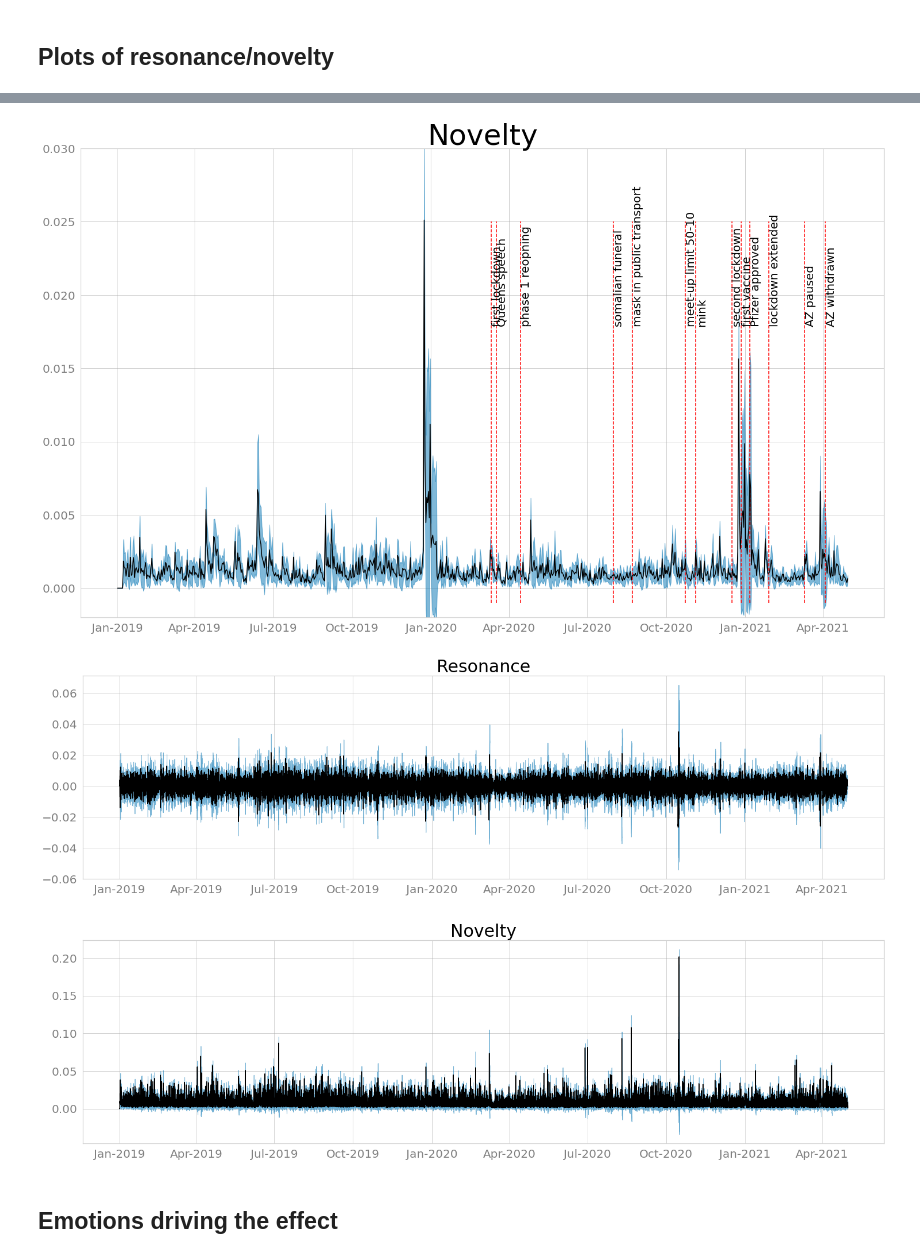
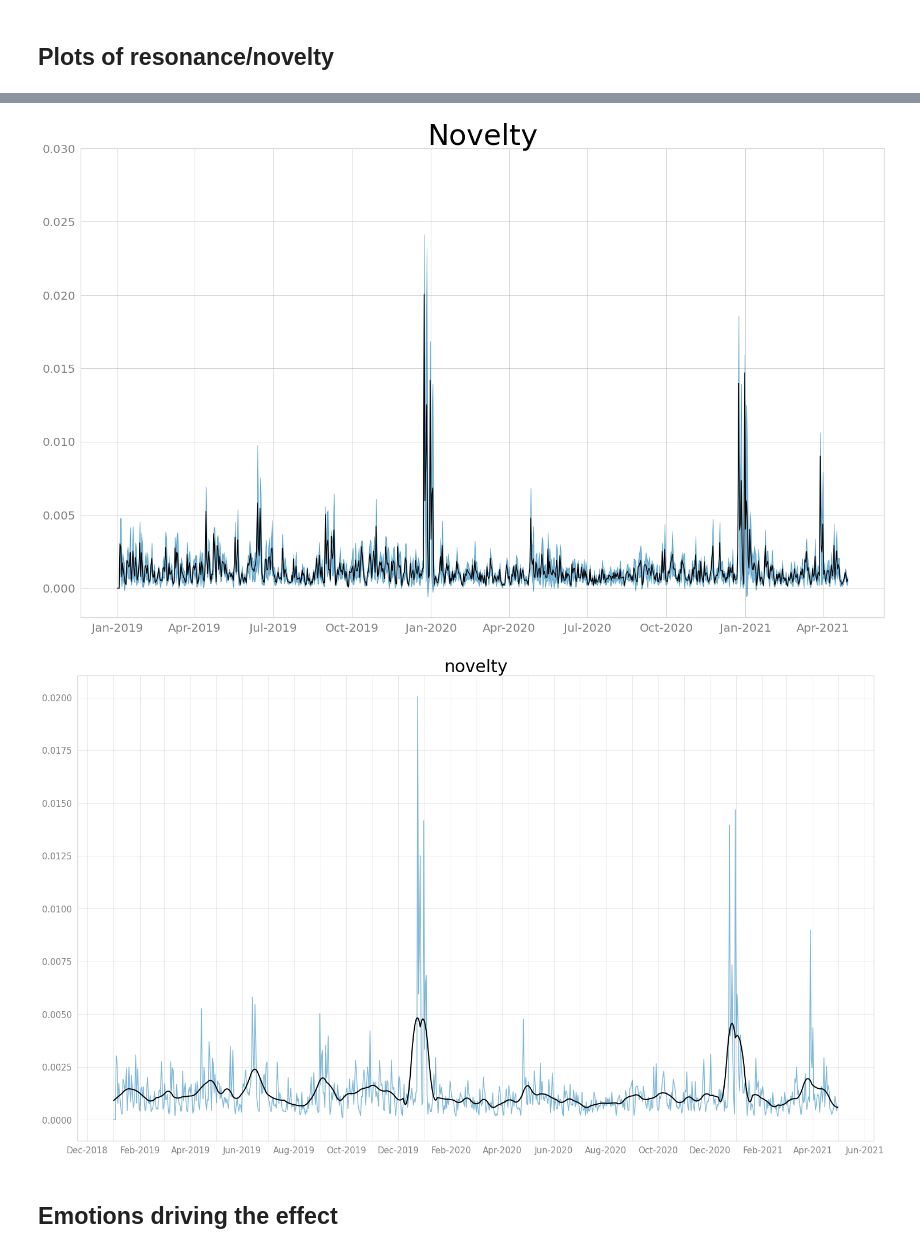
Before and after one commit to saraoe/emoDynamics, a Jupyter notebook: notebooks/vis_emotionFluxus.ipynb, the cells around one changed output, grey strips where cells are left out. Cells and saved outputs as stored; diff of their text form; code cells hidden in the pictures.

```diff
--- a/notebooks/vis_emotionFluxus.ipynb
+++ b/notebooks/vis_emotionFluxus.ipynb
@@ -83,6 +84,10 @@ event_dict = {"first lockdown": dt.datetime(2020, 3, 11),
               # "all restrictions lifted": dt.datetime(2021, 9, 10),
               "somalian funeral": dt.datetime(2020, 7, 31)
               }
+event_dict = {
+  "christmas": dt.datetime(2019,12,24),
+  "new year": dt.datetime(2019,12,31)
+}
 # %%
 fig, ax1, palette = set_base_plot_settings(fontsize=20, if_palette = True)
 
@@ -94,14 +99,14 @@ plt.plot(x, y, color=palette[0])
 plt.fill_between(x, y-error, y+error,
                  alpha=0.5, edgecolor=palette[5], facecolor=palette[5])
 
-for event, time in event_dict.items():
-    plt.vlines(x = time, ymax=0.015, ymin=-0.015, colors='Red',
-               label = event, linestyle = 'dashed')
-    plt.text(x = time, y = 0.010,
-         s = event,
-         fontdict = dict(color="black",size=20),
-        #  bbox = dict(facecolor="white",alpha=0.5),
-         rotation=90)
+# for event, time in event_dict.items():
+#     plt.vlines(x = time, ymax=0.015, ymin=-0.015, colors='Red',
+#                label = event, linestyle = 'dashed')
+#     plt.text(x = time, y = 0.010,
+#          s = event,
+#          fontdict = dict(color="black",size=20),
+#         #  bbox = dict(facecolor="white",alpha=0.5),
+#          rotation=90)
 
 fig, ax1 = set_late_plot_settings(if_dates = True)
 ax1.set_title("Resonance", fontdict = {'fontsize':50}, color = "Black")
@@ -122,14 +127,14 @@ plt.plot(x, y, color=palette[0])
 plt.fill_between(x, y-error, y+error,
                  alpha=0.5, edgecolor=palette[5], facecolor=palette[5])
 
-for event, time in event_dict.items():
-    plt.vlines(x = time, ymax=0.025, ymin=-0.001, colors='Red',
-               label = event, linestyle = 'dashed')
-    plt.text(x = time+ dt.timedelta(hours=12), y = 0.018,
-         s = event,
-         fontdict = dict(color="black",size=20),
-        #  bbox = dict(facecolor="white",alpha=0.5),
-         rotation=90)
+# for event, time in event_dict.items():
+#     plt.vlines(x = time, ymax=0.025, ymin=-0.001, colors='Red',
+#                label = event, linestyle = 'dashed')
+#     plt.text(x = time+ dt.timedelta(hours=12), y = 0.018,
+#          s = event,
+#          fontdict = dict(color="black",size=20),
+#         #  bbox = dict(facecolor="white",alpha=0.5),
+#          rotation=90)
 
 fig, ax1 = set_late_plot_settings(if_dates = True)
 ax1.set_title("Novelty", fontdict = {'fontsize':50}, color = "Black")
@@ -139,5 +144,5 @@ plt.ylim((-0.002,0.03))
 # plt.savefig('../fig/recol_novelty_events.png')
 plt.show()
 # %% [output]
-[figure, old version]
+[figure, new version]
 # %%
@@ -229,7 +355,7 @@ def plot_novelty_resonance(df, label=None, save_fig = False, plot_name = None):
 # %%
-plot_novelty_resonance(df) #, save_fig=True, plot_name='../fig/recol_W7_res_nov.png')
+plot_novelty_resonance(df,measure='novelty', smooth=150, save_fig=True, plot_name='../fig/W3_smooth150_nov.png')
 # %% [output]
-[figure, old version]
+[figure, new version]
 # %% [markdown]
 ## Emotions driving the effect
 # %%
```
Also changed, not shown: parts of 4 cells of this notebook, 1 other file.
